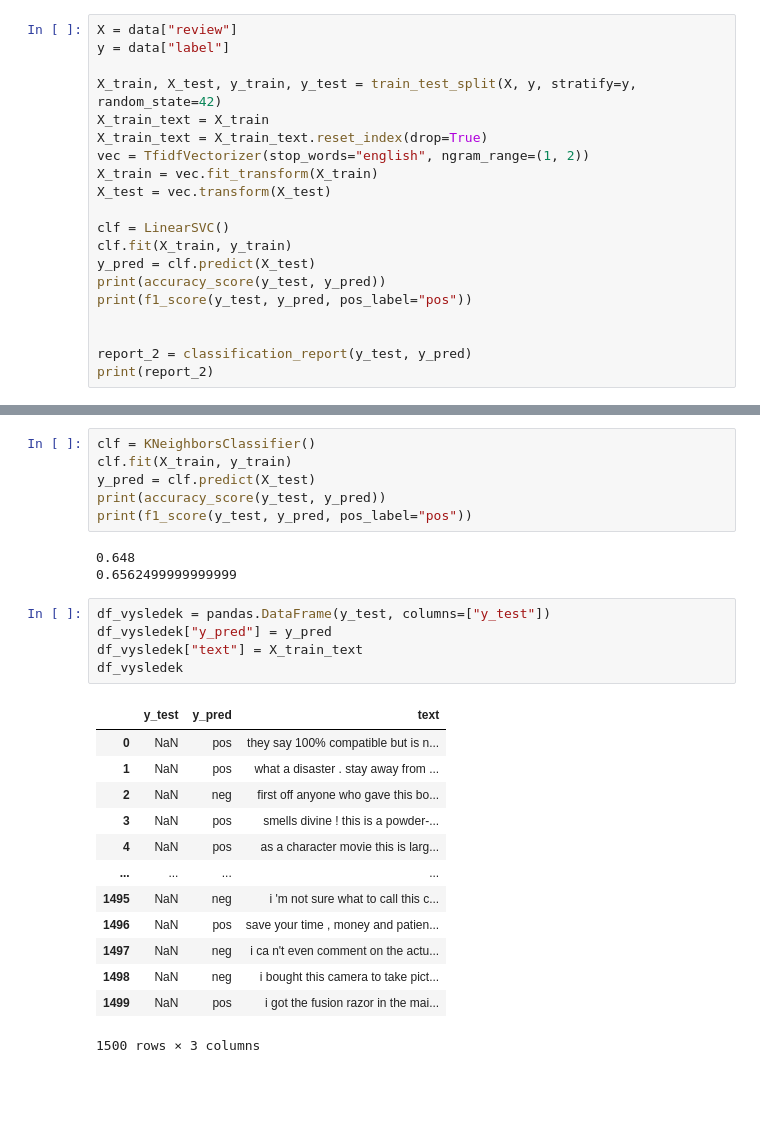
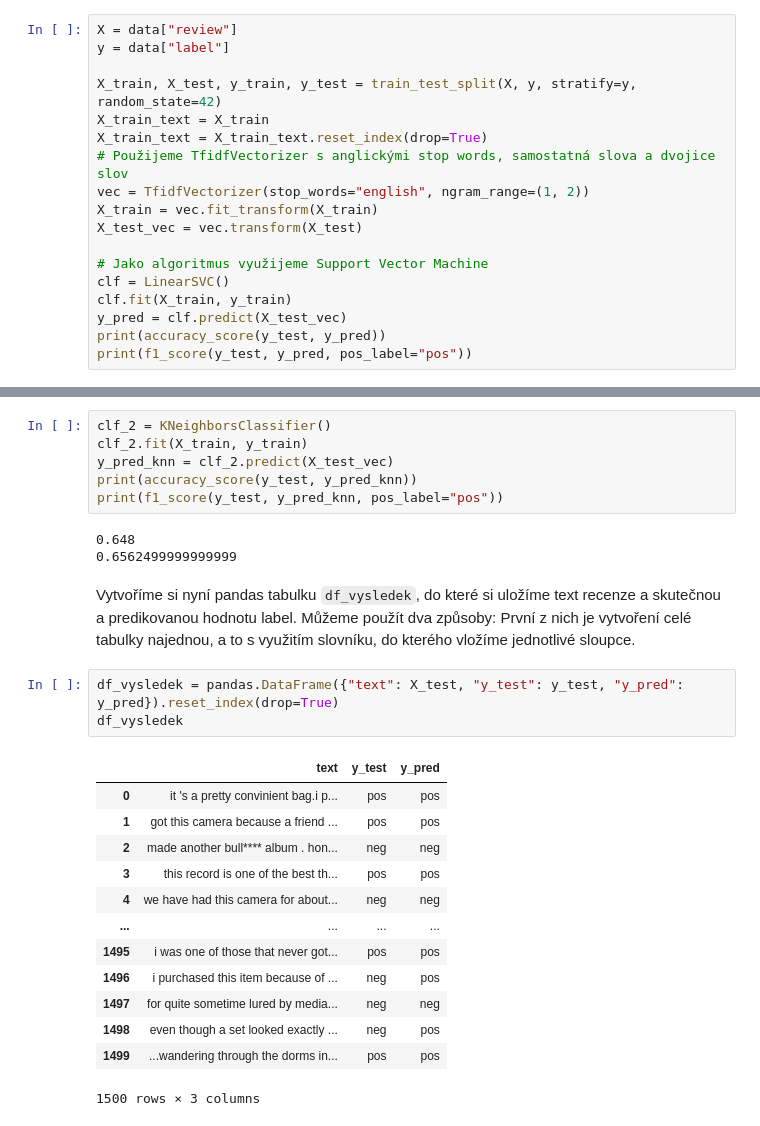
Before and after one commit to pesikj/PythonProDataScience, a Jupyter notebook: 12/reseni.ipynb, the cells around one changed output, grey strips where cells are left out. Drawn from its saved outputs; the diff is of its cells as text; blank space fills up the shorter version.

```diff
--- a/12/reseni.ipynb
+++ b/12/reseni.ipynb
@@ -16,19 +18,17 @@ y = data["label"]
 X_train, X_test, y_train, y_test = train_test_split(X, y, stratify=y, random_state=42)
 X_train_text = X_train
 X_train_text = X_train_text.reset_index(drop=True)
+# Použijeme TfidfVectorizer s anglickými stop words, samostatná slova a dvojice slov
 vec = TfidfVectorizer(stop_words="english", ngram_range=(1, 2))
 X_train = vec.fit_transform(X_train)
-X_test = vec.transform(X_test)
+X_test_vec = vec.transform(X_test)
 
+# Jako algoritmus využijeme Support Vector Machine
 clf = LinearSVC()
 clf.fit(X_train, y_train)
-y_pred = clf.predict(X_test)
+y_pred = clf.predict(X_test_vec)
 print(accuracy_score(y_test, y_pred))
 print(f1_score(y_test, y_pred, pos_label="pos"))
-
-
-report_2 = classification_report(y_test, y_pred)
-print(report_2)
 # %% [output]
 0.8206666666666667
 0.8181203515889114
@@ -43,28 +53,28 @@ weighted avg       0.82      0.82      0.82      1500
 # %%
-clf = KNeighborsClassifier()
-clf.fit(X_train, y_train)
-y_pred = clf.predict(X_test)
-print(accuracy_score(y_test, y_pred))
-print(f1_score(y_test, y_pred, pos_label="pos"))
+clf_2 = KNeighborsClassifier()
+clf_2.fit(X_train, y_train)
+y_pred_knn = clf_2.predict(X_test_vec)
+print(accuracy_score(y_test, y_pred_knn))
+print(f1_score(y_test, y_pred_knn, pos_label="pos"))
 # %% [output]
 0.648
 0.6562499999999999
+# %% [markdown]
+Vytvoříme si nyní pandas tabulku `df_vysledek`, do které si uložíme text recenze a skutečnou a predikovanou hodnotu label. Můžeme použít dva způsoby: První z nich je vytvoření celé tabulky najednou, a to s využitím slovníku, do kterého vložíme jednotlivé sloupce.
 # %%
-df_vysledek = pandas.DataFrame(y_test, columns=["y_test"])
-df_vysledek["y_pred"] = y_pred
-df_vysledek["text"] = X_train_text
+df_vysledek = pandas.DataFrame({"text": X_test, "y_test": y_test, "y_pred": y_pred}).reset_index(drop=True)
 df_vysledek
 # %% [output]
-|  | y_test | y_pred | text |
-| 0 | NaN | pos | they say 100% compatible but is n... |
-| 1 | NaN | pos | what a disaster . stay away from ... |
-| 2 | NaN | neg | first off anyone who gave this bo... |
-| 3 | NaN | pos | smells divine ! this is a powder-... |
-| 4 | NaN | pos | as a character movie this is larg... |
+|  | text | y_test | y_pred |
+| 0 | it 's a pretty convinient bag.i p... | pos | pos |
+| 1 | got this camera because a friend ... | pos | pos |
+| 2 | made another bull**** album . hon... | neg | neg |
+| 3 | this record is one of the best th... | pos | pos |
+| 4 | we have had this camera for about... | neg | neg |
 | ... | ... | ... | ... |
-| 1495 | NaN | neg | i 'm not sure what to call this c... |
-| 1496 | NaN | pos | save your time , money and patien... |
-| 1497 | NaN | neg | i ca n't even comment on the actu... |
-| 1498 | NaN | neg | i bought this camera to take pict... |
-| 1499 | NaN | pos | i got the fusion razor in the mai... |
+| 1495 | i was one of those that never got... | pos | pos |
+| 1496 | i purchased this item because of ... | neg | pos |
+| 1497 | for quite sometime lured by media... | neg | neg |
+| 1498 | even though a set looked exactly ... | neg | pos |
+| 1499 | ...wandering through the dorms in... | pos | pos |
 1500 rows × 3 columns
```
Also changed, not shown: parts of 20 cells of this notebook, 15 other files.
